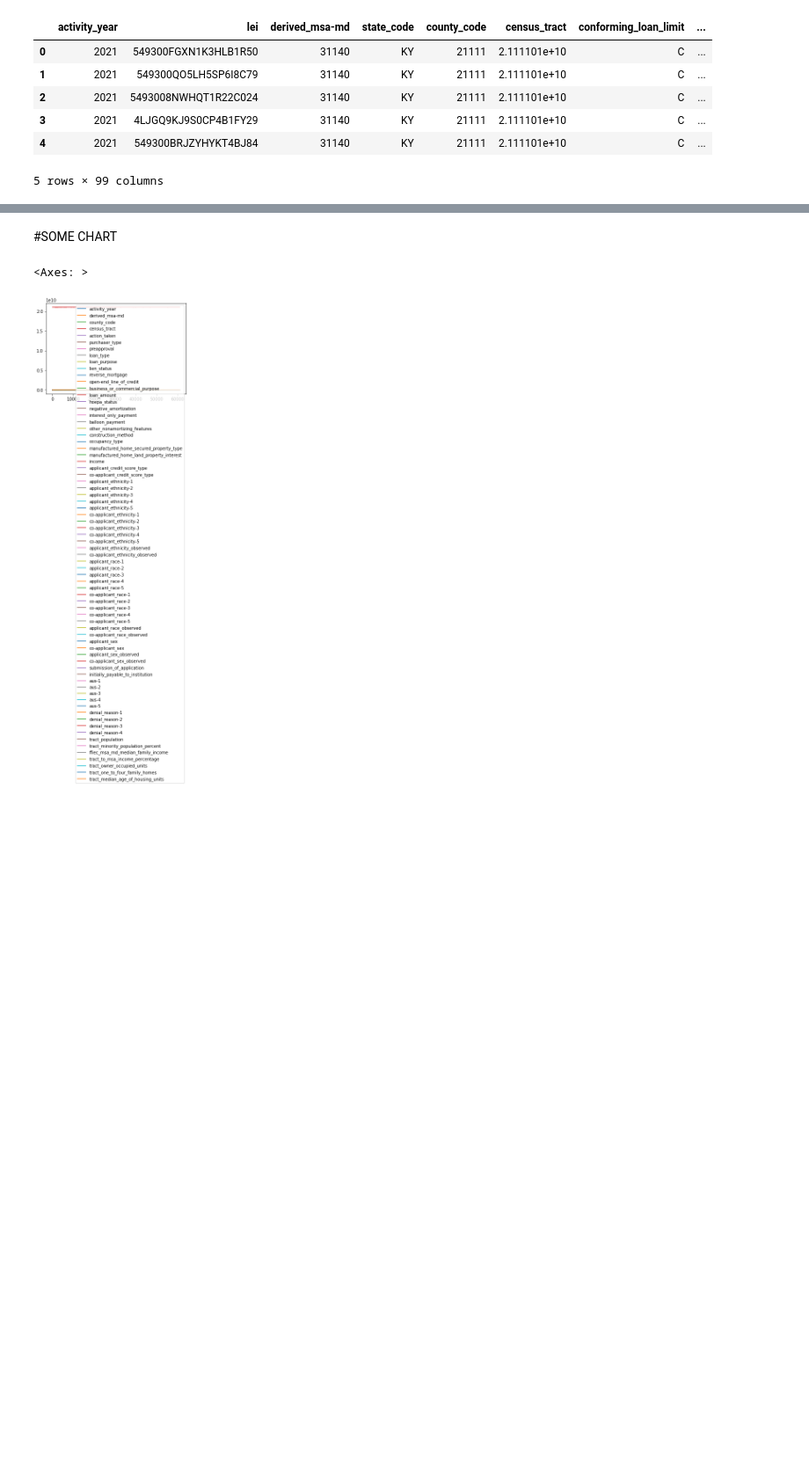
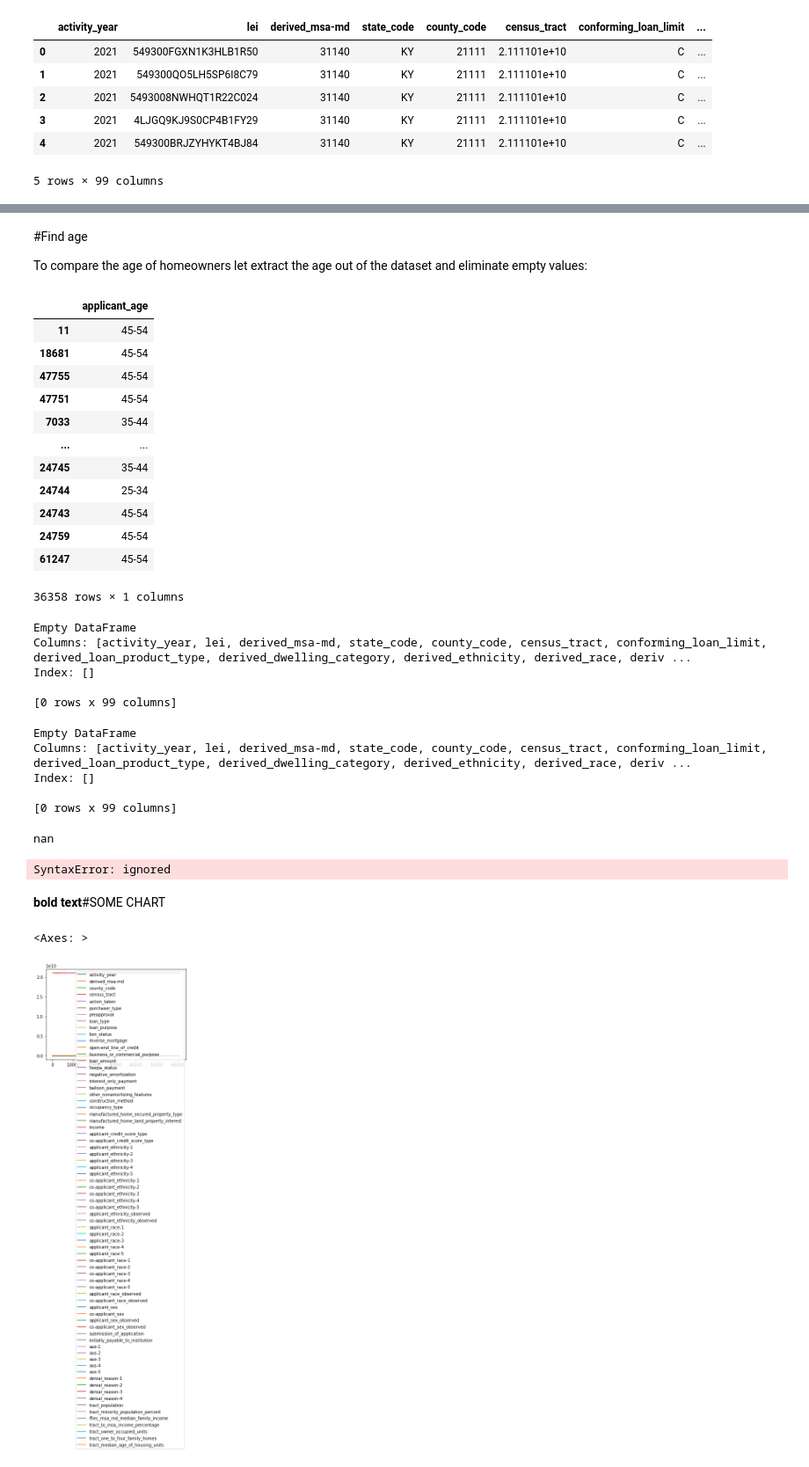
Before and after one commit to shacktemp/My-Old-Louisville-Home, a Jupyter notebook: house_analysis.ipynb, the cells around one changed output, grey strips where cells are left out. Shown at 88% size. Saved outputs shown, nothing was run; the diff lists cells and outputs as text; code cells hidden in the pictures; blank space fills up the shorter version.

```diff
--- a/house_analysis.ipynb
+++ b/house_analysis.ipynb
@@ -172,5 +118,60 @@ house_df
+# %% [markdown]
+#Find age
+
+To compare the age of homeowners let extract the age out of the dataset and eliminate empty values:
+# %%
+age_df = house2_df[["applicant_age"]]
+age_df = age_df.dropna()
+age_df
+# %% [output]
+|  | applicant_age |
+| 11 | 45-54 |
+| 18681 | 45-54 |
+| 47755 | 45-54 |
+| 47751 | 45-54 |
+| 7033 | 35-44 |
+| ... | ... |
+| 24745 | 35-44 |
+| 24744 | 25-34 |
+| 24743 | 45-54 |
+| 24759 | 45-54 |
+| 61247 | 45-54 |
+36358 rows × 1 columns
+# %%
+house_df = pd.read_csv(house_data_path)
+house_df = house_df.apply (pd.to_numeric, errors='coerce')
+house_df = house_df.dropna()
+print (house_df)
+# %% [output]
+Empty DataFrame
+Columns: [activity_year, lei, derived_msa-md, state_code, county_code, census_tract, conforming_loan_limit, derived_loan_product_type, derived_dwelling_category, derived_ethnicity, derived_race, deriv ...
+Index: []
+
+[0 rows x 99 columns]
+# %%
+nullfree =  house_df.dropna()
+
+print(nullfree)
+# %% [output]
+Empty DataFrame
+Columns: [activity_year, lei, derived_msa-md, state_code, county_code, census_tract, conforming_loan_limit, derived_loan_product_type, derived_dwelling_category, derived_ethnicity, derived_race, deriv ...
+Index: []
+
+[0 rows x 99 columns]
+# %%
+nullfree =  house_df.dropna()
+house_df['property_value']
+house_df['property_value'].mean()
+# %% [output]
+nan
+# %%
+average_age =
+female_average_age =
+male_average_age =
+# %% [output]
+SyntaxError: ignored
 # %% [markdown]
-#SOME CHART
+**bold text**#SOME CHART
 # %%
 house_df.plot()
 # %% [output]
```
Also changed, not shown: parts of 14 cells of this notebook.
